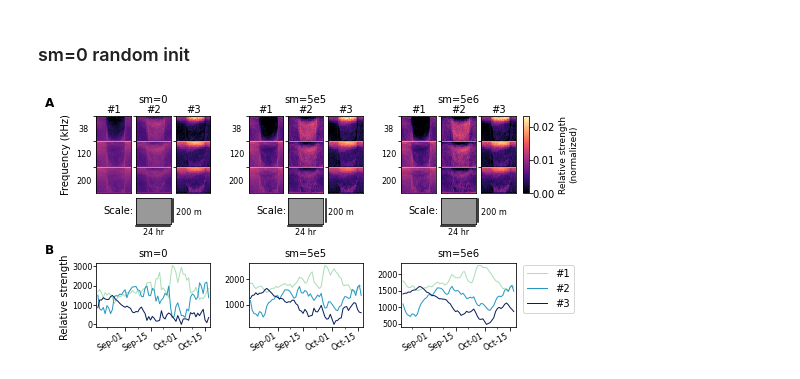
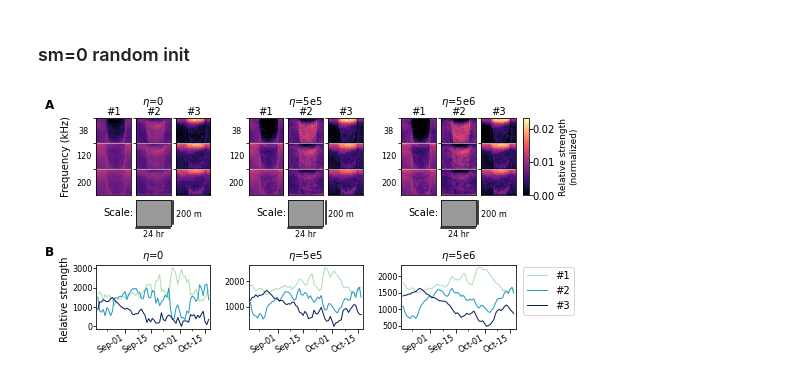
Before and after one commit to leewujung/ooi-echo-matrix-decomposition, a Jupyter notebook: notebooks/fig_si_sm_effects.ipynb, the cells around one changed output. Saved outputs shown, nothing was run; the diff lists cells and outputs as text; code cells hidden in the pictures.

```diff
--- a/notebooks/fig_si_sm_effects.ipynb
+++ b/notebooks/fig_si_sm_effects.ipynb
@@ -525,7 +525,7 @@ def add_daily_echogram_labels():
         # add component label
         [axx_list[x-1].set_title('#%d' % x, fontsize=tick_ls, pad=3) for x in np.arange(1,4,1)]
     for axx, tstr in zip([ax_pattern_sm0, ax_pattern_sm5e5, ax_pattern_sm5e6],
-                         ['sm=0', 'sm=5e5', 'sm=5e6']):
+                         ['$\eta$=0', '$\eta$=5e5', '$\eta$=5e6']):
         fig.text(x=0.5, y=1.2, s=tstr, fontsize=title_ls,
                  transform=axx[1].transAxes, ha='center', va='center')
 # %% [markdown]
@@ -561,7 +561,7 @@ plot_activation_sm(ax_activation_sm5e5, 'H_tsNMF_sm5e5_rand')
 ax_activation_sm5e6 = fig.add_subplot(gs_mid[2])
 plot_activation_sm(ax_activation_sm5e6, 'H_tsNMF_sm5e6_rand')
 for axx, tstr in zip([ax_activation_sm0, ax_activation_sm5e5, ax_activation_sm5e6],
-                     ['sm=0', 'sm=5e5', 'sm=5e6']):
+                     ['$\eta$=0', '$\eta$=5e5', '$\eta$=5e6']):
     axx.set_title(tstr, fontsize=title_ls)
 
 # Add activation component legend
@@ -570,31 +570,31 @@ ax_activation_sm5e6.legend(['#1', '#2', '#3'], fontsize=tick_ls,
 # Add activation panel label
 fig.text(x=-0.05,y=0.68,s='B', transform=fig.transFigure,
          fontsize=panel_ls, fontweight='bold')
 fig.text(x=-0.012, y=0.58, s='Relative strength', transform=fig.transFigure,
          fontsize=title_ls, rotation=90, ha='center', va='center')
 
 # Adjust axis sizes
 adjust_axis_sizes()
 
 # Add example axis for daily echogram patterns
 gs_top_L = fig.add_gridspec(1,3, bottom=0.82, top=1.0, left=0.05,  right=0.275, wspace=0.15)
 gs_top_M = fig.add_gridspec(1,3, bottom=0.82, top=1.0, left=0.35,  right=0.575, wspace=0.15)
 gs_top_R = fig.add_gridspec(1,3, bottom=0.82, top=1.0, left=0.65,  right=0.875, wspace=0.15)
 
 for L,R,ax_ref in zip([0.05,  0.35,  0.65],
                       [0.275, 0.575, 0.875],
                       [ax_pattern_sm0, ax_pattern_sm5e5, ax_pattern_sm5e6]):
     gs_ex = fig.add_gridspec(1,3, bottom=0.75, top=0.85, left=L, right=R)
     ax_ex = fig.add_subplot(gs_ex[1])
     pos_ex = ax_ex.get_position()
     pos_pat_M = ax_ref[1].get_position()   # echogram ref axis
     ax_ex.set_position([pos_pat_M.x0, pos_ex.y0, pos_pat_M.width, pos_pat_M.height/3])
     plot_daily_echogram_pattern_scale(ax_ex)
 
 # Save figure
 fig.savefig(os.path.join('../figs', 'fig_si_sm_effects.png'),
             dpi=150, bbox_inches = 'tight', pad_inches = 0.05)
 
 plt.show()
 # %% [output]
-[figure, old version]
+[figure, new version]
```
Also changed, not shown: 1 other file.
